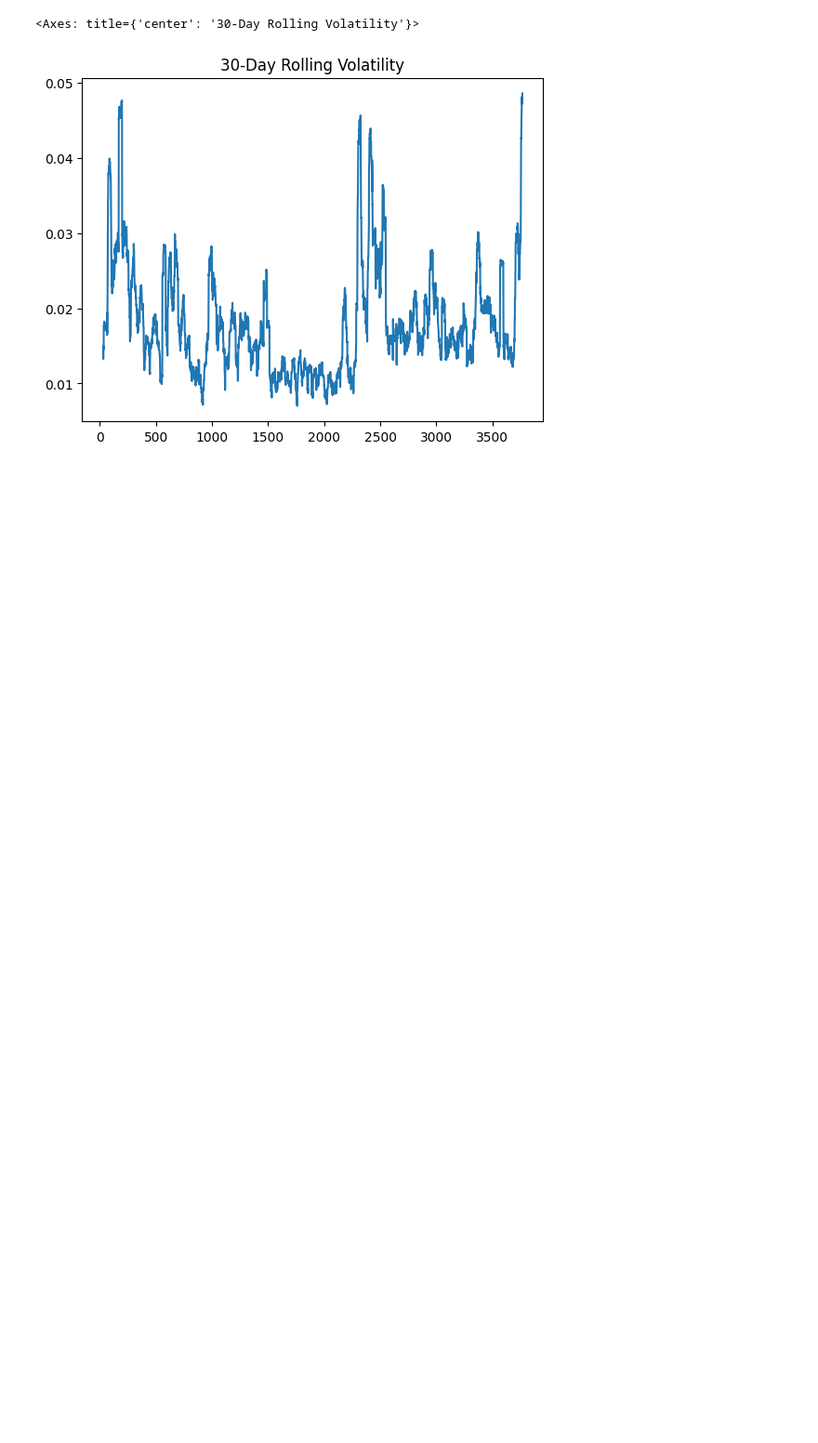
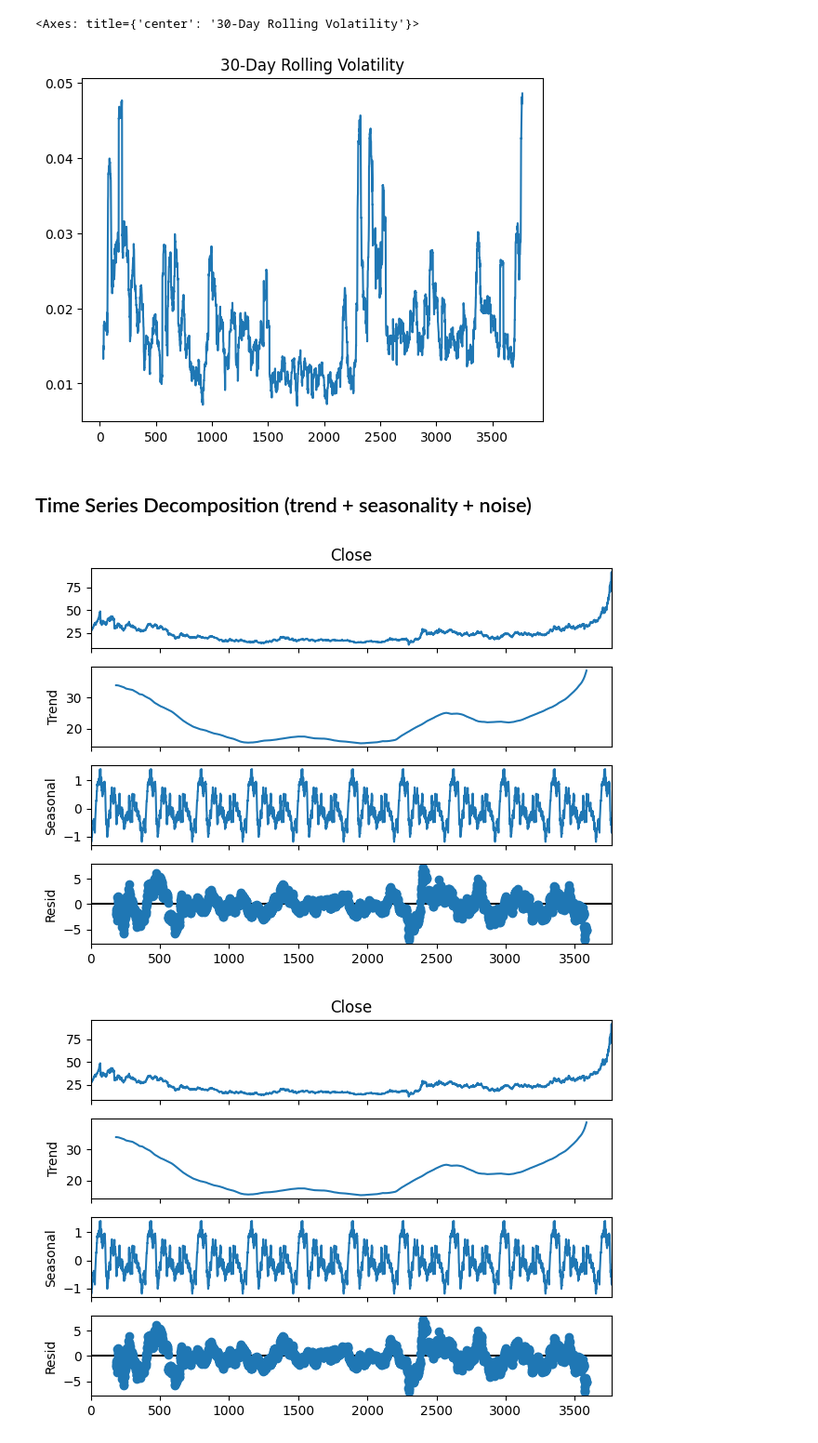
Before and after one commit to mayurimamdi/SilverRatePredAndEDA, a Jupyter notebook: notebook/EDA.ipynb, the cells around one changed output. Shown at 93% size. Saved outputs shown, nothing was run; the diff lists cells and outputs as text; code cells hidden in the pictures; blank space fills up the shorter version.

```diff
--- a/notebook/EDA.ipynb
+++ b/notebook/EDA.ipynb
@@ -249,3 +249,13 @@ df['daily_return'].rolling(30).std().plot(
 # %% [output]
 <Axes: title={'center': '30-Day Rolling Volatility'}>
 [figure]
+# %% [markdown]
+## Time Series Decomposition (trend + seasonality + noise)
+# %%
+from statsmodels.tsa.seasonal import seasonal_decompose
+
+decomp=seasonal_decompose(df['Close'], model='additive', period=365)
+decomp.plot()
+# %% [output]
+[figure, added]
+[figure, added]
```
Also changed, not shown: parts of 3 cells of this notebook.
